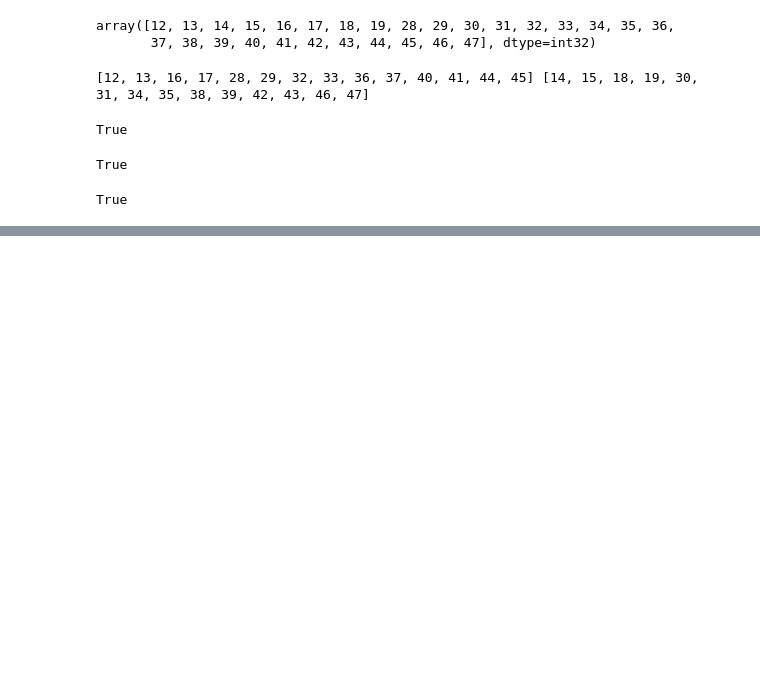
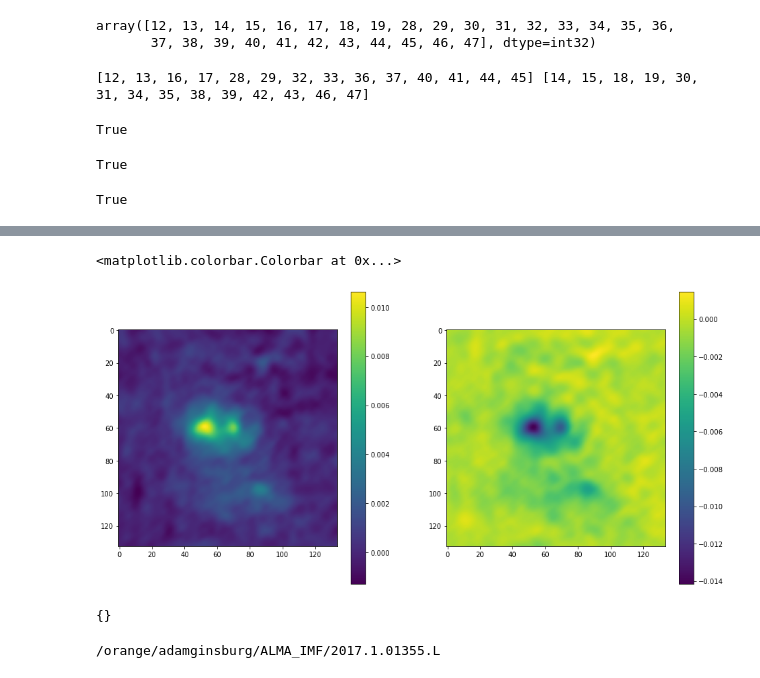
Before and after one commit to keflavich/almaimf-notebooks, a Jupyter notebook: W51-E_B3_SplitBand.ipynb, the cells around one changed output, grey strips where cells are left out. Cells and saved outputs as stored; diff of their text form; code cells hidden in the pictures; blank space fills up the shorter version.

```diff
--- a/W51-E_B3_SplitBand.ipynb
+++ b/W51-E_B3_SplitBand.ipynb
@@ -114,0 +153,8 @@ tclean(vis="W51-E_B3_selfcal_100GHz.ms",
+# %%
+cutoutregion = 'fk5; box(19:23:43.93,+14:30:34.8,5",5")'
+high_resid_tt0 = SpectralCube.read("imaging_results/W51-E_B3_uid___A001_X1296_X10b_continuum_merged_12M_robust0_selfcal7_finaliter_highfreq_brightmask_dirty.residual.tt0", format='casa_image')
+low_resid_tt0 = SpectralCube.read("imaging_results/W51-E_B3_uid___A001_X1296_X10b_continuum_merged_12M_robust0_selfcal7_finaliter_lowfreq_brightmask_dirty.residual.tt0", format='casa_image')
+pl.figure(figsize=(16,8))
+ax = pl.subplot(1,2,1); im=high_resid_tt0.subcube_from_ds9region(cutoutregion)[0].value; pl.imshow(im, norm=simple_norm(im)); pl.colorbar()
+ax = pl.subplot(1,2,2); im=low_resid_tt0.subcube_from_ds9region(cutoutregion)[0].value; pl.imshow(im, norm=simple_norm(im)); pl.colorbar()
+# %% [output]
@@ -114,0 +165,36 @@ tclean(vis="W51-E_B3_selfcal_100GHz.ms",
+<matplotlib.colorbar.Colorbar at 0x...>
+[figure, added]
+# %%
+tclean(vis="W51-E_B3_selfcal_93GHz.ms",
+       selectdata=True, field="W51-E", spw="", timerange="", uvrange="",
+       antenna="DA41,DA42,DA43,DA44,DA45,DA46,DA47,DA49,DA50,DA51,DA52,DA53,DA54,DA55,DA56,DA57,DA58,DA59,DA61,DA62,DA63,DA65,DV01,DV03,DV04,DV06,DV07,DV08,DV09,DV10,DV11,DV12,DV13,DV14,DV15,DV16,DV17,DV19,DV20,DV23,DV24,DV25,PM01,PM02,PM03,DA60,DA64,DV05,DV22,DA48,DA49,DA51,DA60,DV01,DV15,DV23,PM03,PM04,DA53,DA46,DV10,DA42,DA43,DA44,DA45,DA46,DA47,DA50,DA51,DA55,DA56,DA57,DA58,DA61,DA62,DV02,DV03,DV07,DV11,DV12,DV14,DV19,DV21",
+       scan="", observation="", intent="", datacolumn="corrected",
+       imagename="imaging_results/W51-E_B3_uid___A001_X1296_X10b_continuum_merged_12M_robust0_selfcal7_finaliter_lowfreq_brightmask_clean",
+       imsize=[4800,  4800], cell=['0.0375arcsec',  '0.0375arcsec'],
+       phasecenter="ICRS 290.934083333deg 14.5081943683deg",
+       stokes="I",
+       projection="SIN",
+       startmodel=['imaging_results/W51-E_B3_uid___A001_X1296_X10b_continuum_merged_12M_robust0_selfcal7.model.tt0',
+                   'imaging_results/W51-E_B3_uid___A001_X1296_X10b_continuum_merged_12M_robust0_selfcal7.model.tt1'],
+       specmode="mfs", reffreq="", nchan=-1, start="",
+       width="", outframe="LSRK", veltype="radio", restfreq=[],
+       interpolation="linear", perchanweightdensity=True, gridder="mosaic",
+       facets=1, chanchunks=1, wprojplanes=1, vptable="",
+       mosweight=True, aterm=True, psterm=False, wbawp=True, conjbeams=False,
+       cfcache="", usepointing=False, computepastep=360.0, rotatepastep=360.0,
+       pointingoffsetsigdev=[], pblimit=0.1, normtype="flatnoise",
+       deconvolver="mtmfs", scales=[0,  3,  9], nterms=2, smallscalebias=0.0,
+       restoration=True, restoringbeam=[], pbcor=True, outlierfile="",
+       weighting="briggs", robust=0, noise="1.0Jy", npixels=0, uvtaper=[],
+       niter=50000, gain=0.1, threshold="0.15mJy", nsigma=0.0, cycleniter=-1,
+       cyclefactor=1.0, minpsffraction=0.05, maxpsffraction=0.8,
+       interactive=False, usemask="user",
+       mask="../reduction/reduction/clean_regions//W51E_Bright.crtf",
+       pbmask=0.0,
+       sidelobethreshold=3.0, noisethreshold=5.0, lownoisethreshold=1.5,
+       negativethreshold=0.0, smoothfactor=1.0, minbeamfrac=0.3,
+       cutthreshold=0.01, growiterations=75, dogrowprune=True,
+       minpercentchange=-1.0, verbose=False, fastnoise=True, restart=True,
+       savemodel="none", calcres=True, calcpsf=True, parallel=False)
+# %% [output]
+{}
@@ -114,0 +233,4 @@ tclean(vis="W51-E_B3_selfcal_100GHz.ms",
+# %%
+cd /orange/adamginsburg/ALMA_IMF/2017.1.01355.L/
+# %% [output]
+/orange/adamginsburg/ALMA_IMF/2017.1.01355.L
```
Also changed, not shown: parts of 22 cells of this notebook, 4 other files.
